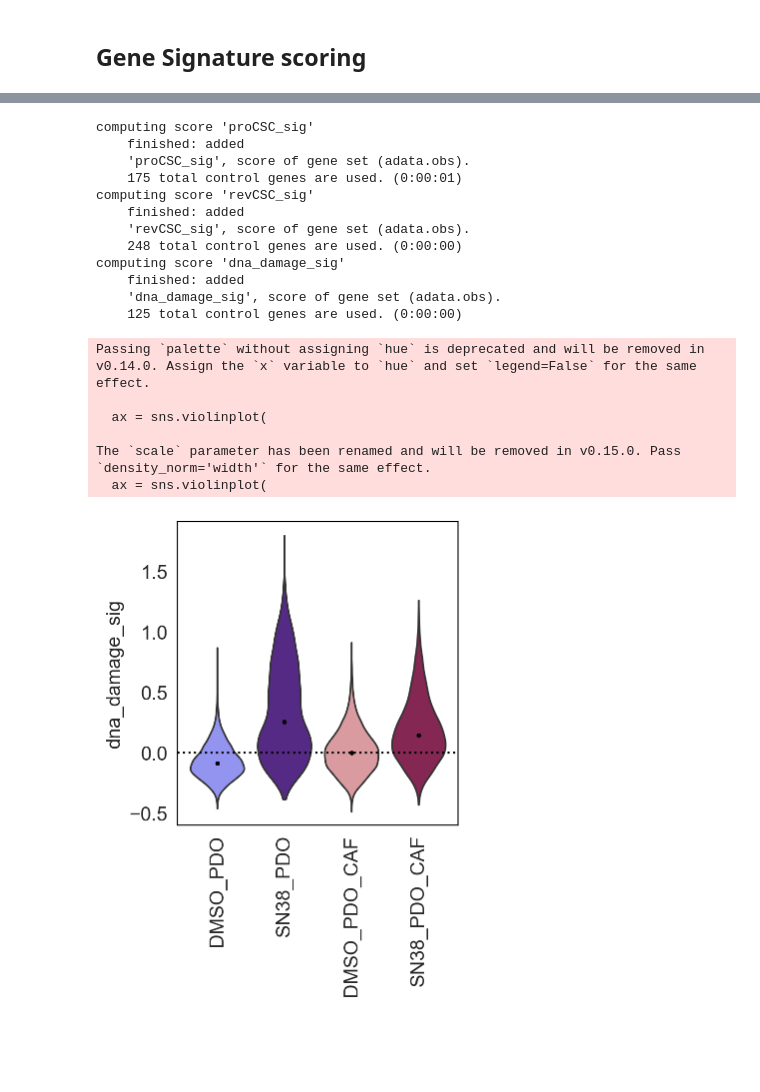
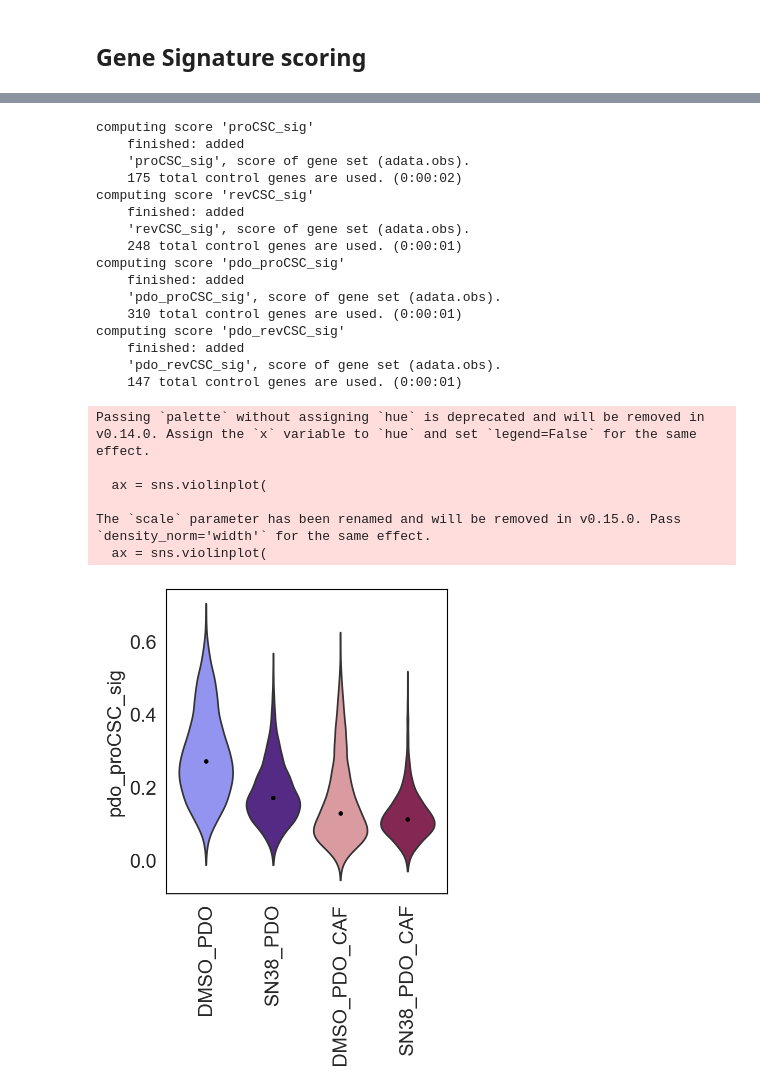
Before and after one commit to TAPE-Lab/SIGNAL-seq, a Jupyter notebook: figure_2_pdo/03_figures/01_Fig_2_PDO.ipynb, the cells around one changed output, grey strips where cells are left out. Cells and saved outputs as stored; diff of their text form; code cells hidden in the pictures; blank space fills up the shorter version.

```diff
--- a/figure_2_pdo/03_figures/01_Fig_2_PDO.ipynb
+++ b/figure_2_pdo/03_figures/01_Fig_2_PDO.ipynb
@@ -651,55 +622,58 @@ dna_dam_sig = stem_signatures.loc[stem_signatures["ANNOTATION"]=="DNA_Damage","G
 # Score genes for gene signatures
 sc.tl.score_genes(pdo_rna_adata, gene_list=proCSC_sig, ctrl_size=25, score_name="proCSC_sig", random_state=12,  use_raw=True)
 sc.tl.score_genes(pdo_rna_adata, gene_list=revCSC_sig, ctrl_size=25, score_name="revCSC_sig", random_state=12, use_raw=True)
-sc.tl.score_genes(pdo_rna_adata, gene_list=dna_dam_sig, ctrl_size=25, score_name="dna_damage_sig", random_state=12, use_raw=True)
+sc.tl.score_genes(pdo_rna_adata, gene_list=pdo_proCSC_signature, ctrl_size=25, score_name="pdo_proCSC_sig", random_state=12, use_raw=True)
+sc.tl.score_genes(pdo_rna_adata, gene_list=pdo_revCSC_signature, ctrl_size=25, score_name="pdo_revCSC_sig", random_state=12, use_raw=True)
 # %% [output]
 computing score 'proCSC_sig'
     finished: added
     'proCSC_sig', score of gene set (adata.obs).
-    175 total control genes are used. (0:00:01)
+    175 total control genes are used. (0:00:02)
 computing score 'revCSC_sig'
     finished: added
     'revCSC_sig', score of gene set (adata.obs).
-    248 total control genes are used. (0:00:00)
-computing score 'dna_damage_sig'
+    248 total control genes are used. (0:00:01)
+computing score 'pdo_proCSC_sig'
     finished: added
-    'dna_damage_sig', score of gene set (adata.obs).
-    125 total control genes are used. (0:00:00)
+    'pdo_proCSC_sig', score of gene set (adata.obs).
+    310 total control genes are used. (0:00:01)
+computing score 'pdo_revCSC_sig'
+    finished: added
+    'pdo_revCSC_sig', score of gene set (adata.obs).
+    147 total control genes are used. (0:00:01)
 # %%
 metadata_pdo21 = pdo_rna_adata.obs
 # %%
 # Extract means
-median_values = metadata_pdo21.groupby(['sample_id'])['dna_damage_sig'].median()
+median_values = metadata_pdo21.groupby(['sample_id'])['pdo_proCSC_sig'].median()
 
 # Create a DataFrame from the median_values array
 median_df = pd.DataFrame(median_values).reset_index()
 
 # Define the desired order of condition_replicate values
 order = ['DMSO_PDO', 'SN38_PDO', 'DMSO_PDO_CAF', 'SN38_PDO_CAF']
 
 median_df['sample_id'] = pd.Categorical(median_df['sample_id'], categories=order, ordered=True)
 median_df.sort_values(by='sample_id', inplace=True)
 
 # Reset the index of the DataFrame
 median_df.reset_index(drop=True, inplace=True)
 
-ax = sc.pl.violin(pdo_rna_adata, ['dna_damage_sig'],
+ax = sc.pl.violin(pdo_rna_adata, ['pdo_proCSC_sig'],
              stripplot=False, palette=colour_dict_sample, groupby='sample_id', log=False, rotation=90,
              order = vl_order, show=False)
 
-# Add mean dot
-plt.scatter(x=range(len(median_values)), y=median_df['dna_damage_sig'],c="k",s=5)
+# Add median dot
+plt.scatter(x=range(len(median_values)), y=median_df['pdo_proCSC_sig'],c="k",s=5)
 
-plt.axhline(y=0, color='black', linestyle=':')
-
-plt.savefig("figures/pdo_analysis/gene_set_analysis/dnadam_violin_plot.pdf")
+plt.savefig("figures/pdo_analysis/gene_set_analysis/pdo_proCSC.pdf")
 
 plt.show()
 # %% [output]
 Passing `palette` without assigning `hue` is deprecated and will be removed in v0.14.0. Assign the `x` variable to `hue` and set `legend=False` for the same effect.
 
   ax = sns.violinplot(
 
 The `scale` parameter has been renamed and will be removed in v0.15.0. Pass `density_norm='width'` for the same effect.
   ax = sns.violinplot(
-[figure, old version]
+[figure, new version]
```
Also changed, not shown: parts of 8 cells of this notebook.
